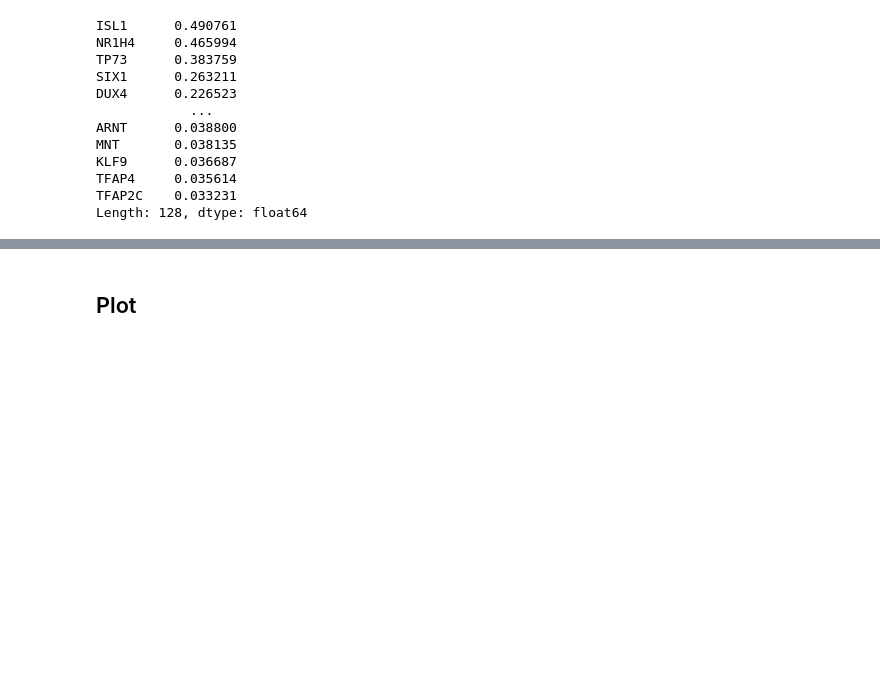
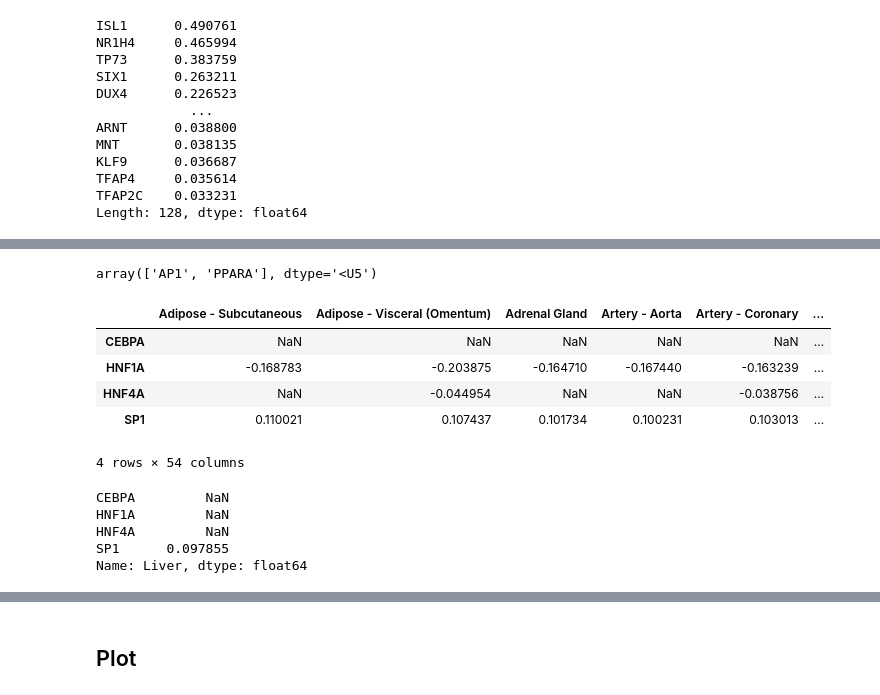
Before and after one commit to JulianMeigen/Bachelor, a Jupyter notebook: E_Single_TFBS/Pearson_seaborn.ipynb, the cells around one changed output, grey strips where cells are left out. Cells and saved outputs as stored; diff of their text form; code cells hidden in the pictures; blank space fills up the shorter version.

```diff
--- a/E_Single_TFBS/Pearson_seaborn.ipynb
+++ b/E_Single_TFBS/Pearson_seaborn.ipynb
@@ -629,0 +658,4 @@ Length: 128, dtype: float64
+# %%
+increase_paper[~np.isin(increase_paper,tfs)]
+# %% [output]
+array(['AP1', 'PPARA'], dtype='<U5')
@@ -629,0 +664,3 @@ Length: 128, dtype: float64
+# %%
+increase_paper = np.array(["CEBPA", "HNF1A", "HNF4A","SP1"])
+no_effekt_paper = np.array(["ARNT",  "NR2F2", "RXRA"])
@@ -629,0 +673,9 @@ Length: 128, dtype: float64
+# %%
+r_df_filtered_by_p_value_remove_nan_rows.loc[increase_paper]
+# %% [output]
+|  | Adipose - Subcutaneous | Adipose - Visceral (Omentum) | Adrenal Gland | Artery - Aorta | Artery - Coronary | ... |
+| CEBPA | NaN | NaN | NaN | NaN | NaN | ... |
+| HNF1A | -0.168783 | -0.203875 | -0.164710 | -0.167440 | -0.163239 | ... |
+| HNF4A | NaN | -0.044954 | NaN | NaN | -0.038756 | ... |
+| SP1 | 0.110021 | 0.107437 | 0.101734 | 0.100231 | 0.103013 | ... |
+4 rows × 54 columns
@@ -629,0 +684,8 @@ Length: 128, dtype: float64
+# %%
+r_liver.loc[increase_paper]
+# %% [output]
+CEBPA         NaN
+HNF1A         NaN
+HNF4A         NaN
+SP1      0.097855
+Name: Liver, dtype: float64
```
Also changed, not shown: parts of 24 cells of this notebook, 10 other files.
